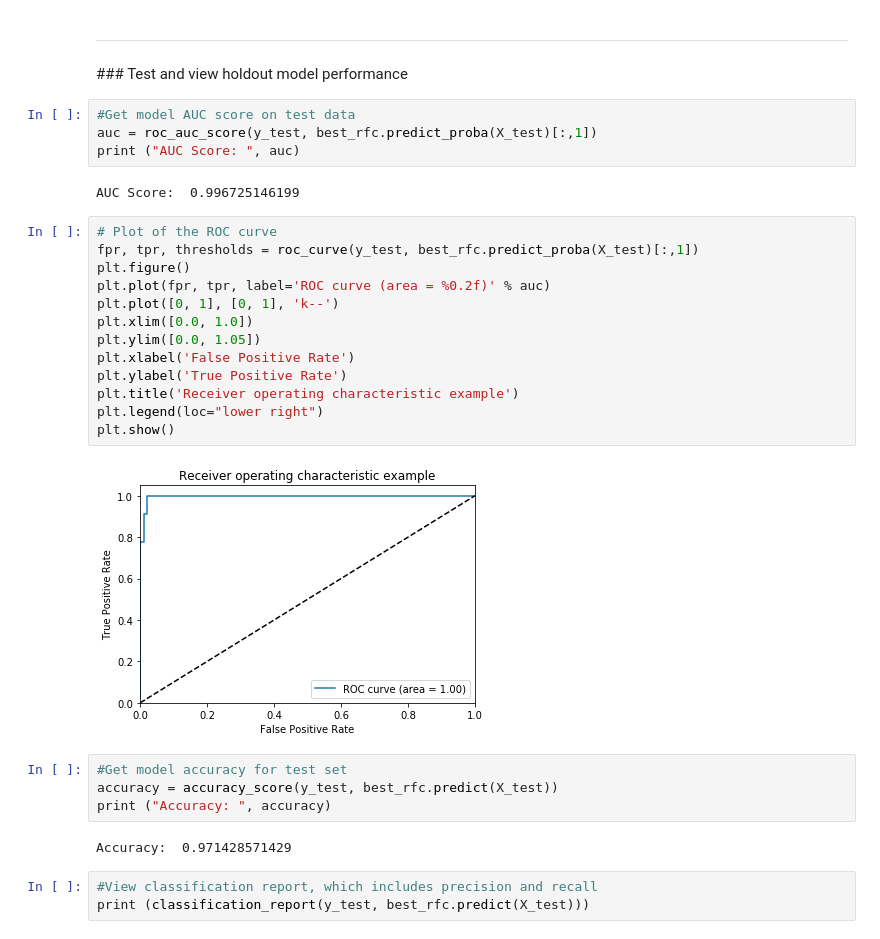
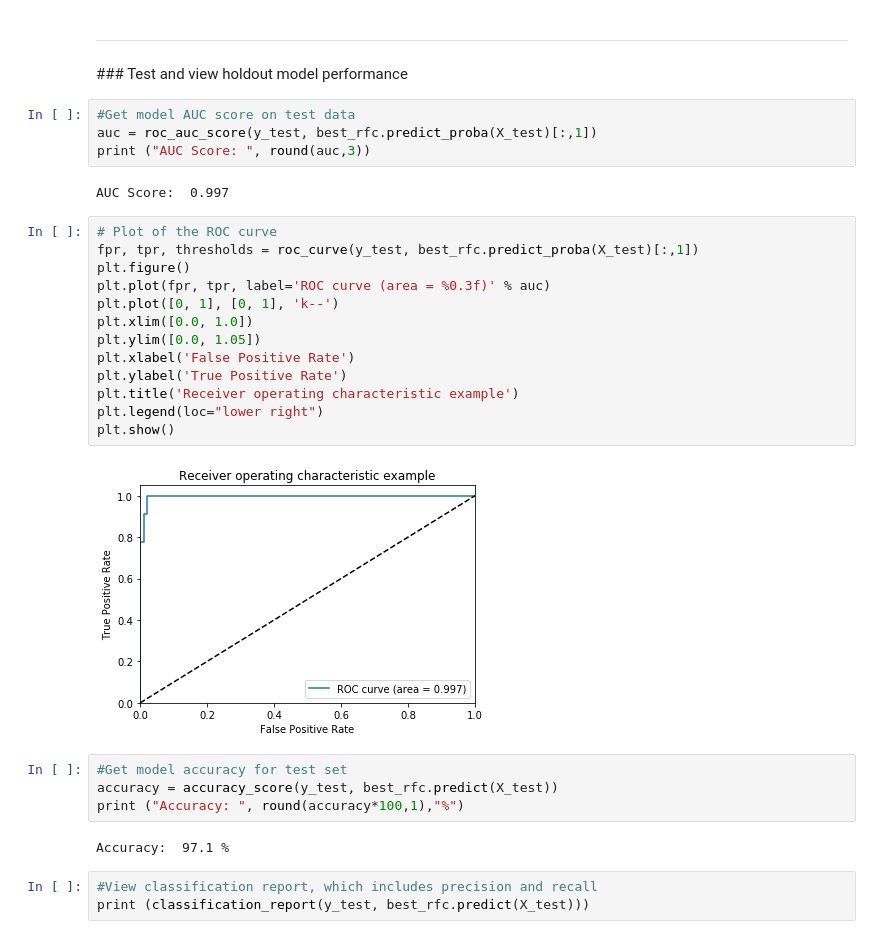
Before and after one commit to Maxwell-Eric/Data-Science-with-Python, a Jupyter notebook: Advanced Validation.ipynb, the cells around one changed output. Cells and saved outputs as stored; diff of their text form.

```diff
--- a/Advanced Validation.ipynb
+++ b/Advanced Validation.ipynb
@@ -146,30 +146,30 @@ best_rfc = estimator.best_estimator_
 # %%
 #Get model AUC score on test data
 auc = roc_auc_score(y_test, best_rfc.predict_proba(X_test)[:,1])
-print ("AUC Score: ", auc)
+print ("AUC Score: ", round(auc,3))
 # %% [output]
-AUC Score:  0.996725146199
+AUC Score:  0.997
 # %%
 # Plot of the ROC curve
 fpr, tpr, thresholds = roc_curve(y_test, best_rfc.predict_proba(X_test)[:,1])
 plt.figure()
-plt.plot(fpr, tpr, label='ROC curve (area = %0.2f)' % auc)
+plt.plot(fpr, tpr, label='ROC curve (area = %0.3f)' % auc)
 plt.plot([0, 1], [0, 1], 'k--')
 plt.xlim([0.0, 1.0])
 plt.ylim([0.0, 1.05])
 plt.xlabel('False Positive Rate')
 plt.ylabel('True Positive Rate')
 plt.title('Receiver operating characteristic example')
 plt.legend(loc="lower right")
 plt.show()
 # %% [output]
-[figure, old version]
+[figure, new version]
 # %%
 #Get model accuracy for test set
 accuracy = accuracy_score(y_test, best_rfc.predict(X_test))
-print ("Accuracy: ", accuracy)
+print ("Accuracy: ", round(accuracy*100,1),"%")
 # %% [output]
-Accuracy:  0.971428571429
+Accuracy:  97.1 %
 # %%
 #View classification report, which includes precision and recall
 print (classification_report(y_test, best_rfc.predict(X_test)))
```
Also changed, not shown: parts of 5 cells of this notebook.
